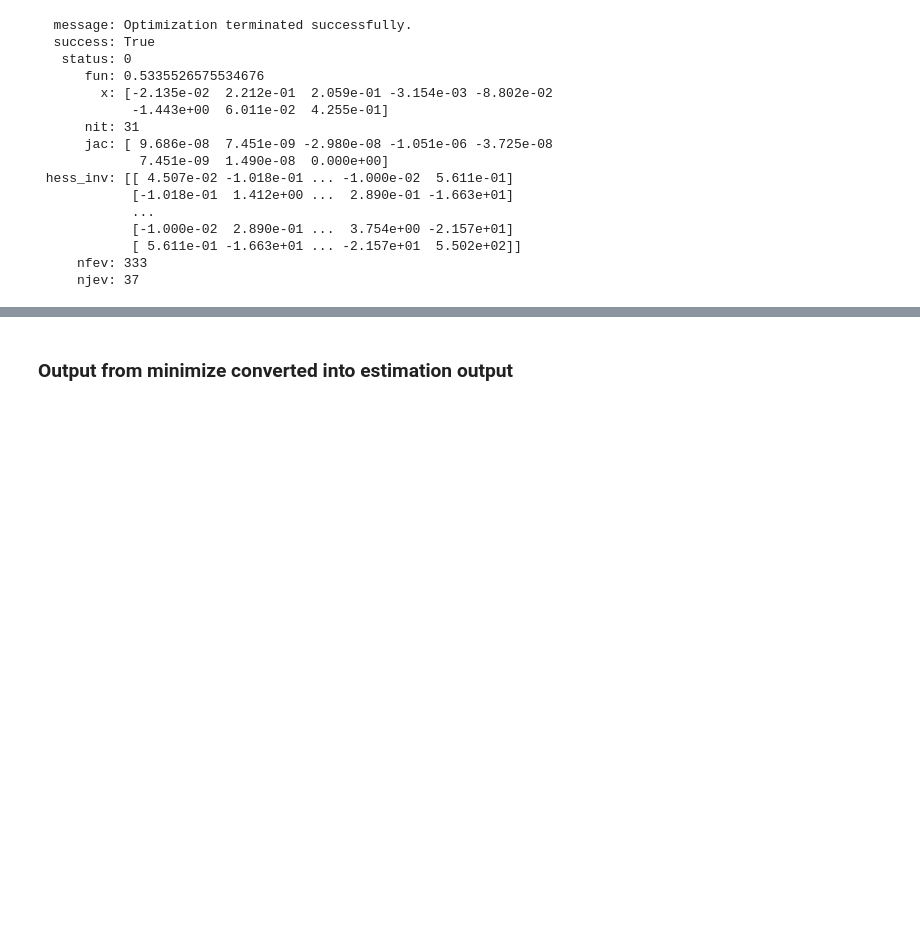
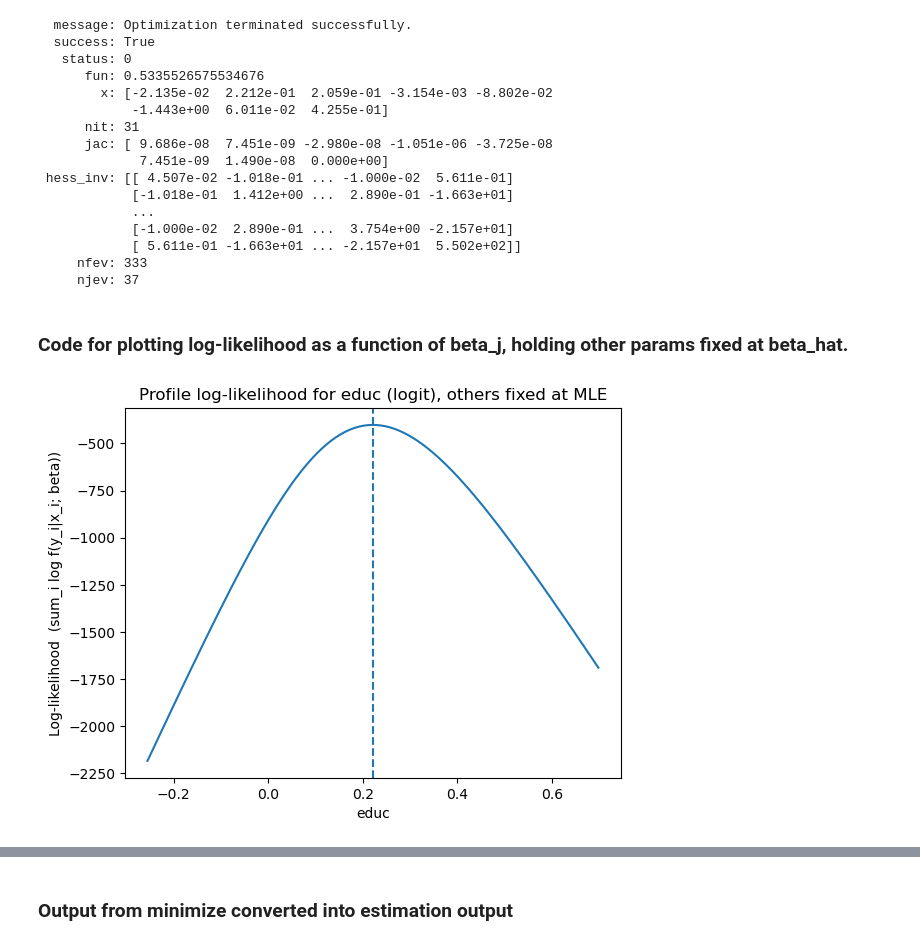
Before and after one commit to bschjerning/EconometricsB, a Jupyter notebook: lectures/10_binary_response/binary_choice.ipynb, the cells around one changed output, grey strips where cells are left out. Cells and saved outputs as stored; diff of their text form; code cells hidden in the pictures; blank space fills up the shorter version.

```diff
--- a/lectures/10_binary_response/binary_choice.ipynb
+++ b/lectures/10_binary_response/binary_choice.ipynb
@@ -617,3 +617,80 @@ display(out)
             [ 5.611e-01 -1.663e+01 ... -2.157e+01  5.502e+02]]
      nfev: 333
      njev: 37
+# %% [markdown]
+### Code for plotting log-likelihood as a function of beta_j, holding other params fixed at beta_hat.
+# %%
+import numpy as np
+import matplotlib.pyplot as plt
+
+def profile_loglik_1d(y, x, beta_hat, j=0, model='logit',
+                      n_grid=200, width=2.5, use_se=True):
+    """
+    Plot log-likelihood as a function of beta_j, holding other params fixed at beta_hat.
+
+    width: if use_se=True, grid is [bhat_j - width*se_j, bhat_j + width*se_j]
+           else grid is [bhat_j - width, bhat_j + width] (absolute width).
+    """
+    y = np.array(y).reshape(-1, 1)
+    x = np.array(x)
+    beta_hat = np.array(beta_hat).reshape(-1)
+    k = beta_hat.size
+
+    # Compute a simple SE proxy for beta_j from numerical Hessian if requested
+    # (kept minimal; you can replace with your own vcov later)
+    if use_se:
+        eps = 1e-5
+        def q(b):
+            return -np.mean(logl_i(y, x, b, model=model, out='logl'))
+        # 2nd derivative wrt beta_j (central diff)
+        b0 = beta_hat.copy()
+        step = eps * (1.0 + abs(b0[j]))
+        bp = b0.copy(); bp[j] += step
+        bm = b0.copy(); bm[j] -= step
+        # second derivative of q: q'' ~ (q(bp)-2q(b0)+q(bm))/step^2
+        qpp = (q(bp) - 2.0*q(b0) + q(bm)) / (step**2)
+        # var approx: (q'')^{-1}/N. We don't know N scaling precisely here b/c q is mean,
+        # but for grid width it's fine to use se ~ 1/sqrt(qpp) as a scale.
+        se_j = 1.0 / np.sqrt(max(qpp, 1e-12))
+        lo, hi = beta_hat[j] - width*se_j, beta_hat[j] + width*se_j
+    else:
+        lo, hi = beta_hat[j] - width, beta_hat[j] + width
+
+    grid = np.linspace(lo, hi, n_grid)
+    ll = np.empty(n_grid)
+
+    for t, bj in enumerate(grid):
+        b = beta_hat.copy()
+        b[j] = bj
+        ll[t] = np.sum(logl_i(y, x, b, model=model, out='logl'))  # total log-likelihood
+
+    return grid, ll
+
+def plot_profile(y, x, out, j=0, model='logit', param_names=None,
+                 n_grid=200, width=2.5, use_se=True):
+    beta_hat = out.x
+    grid, ll = profile_loglik_1d(y, x, beta_hat, j=j, model=model,
+                                 n_grid=n_grid, width=width, use_se=use_se)
+
+    if param_names is None:
+        pname = f"beta[{j}]"
+    else:
+        pname = param_names[j]
+
+    plt.figure()
+    plt.plot(grid, ll)
+    plt.axvline(beta_hat[j], linestyle="--")
+    plt.xlabel(pname)
+    plt.ylabel("Log-likelihood  (sum_i log f(y_i|x_i; beta))")
+    plt.title(f"Profile log-likelihood for {pname} ({model}), others fixed at MLE")
+    plt.show()
+
+
+# --- Example usage ---
+model = 'logit'
+out = estim_mle(y, x, model, use_grad=0)
+
+# Plot for one coefficient (choose j)
+plot_profile(y, x, out, j=1, model=model, param_names=list(x.columns) if hasattr(x, "columns") else None)
+# %% [output]
+[figure, added]
```
Also changed, not shown: parts of 6 cells of this notebook, 3 other files.
